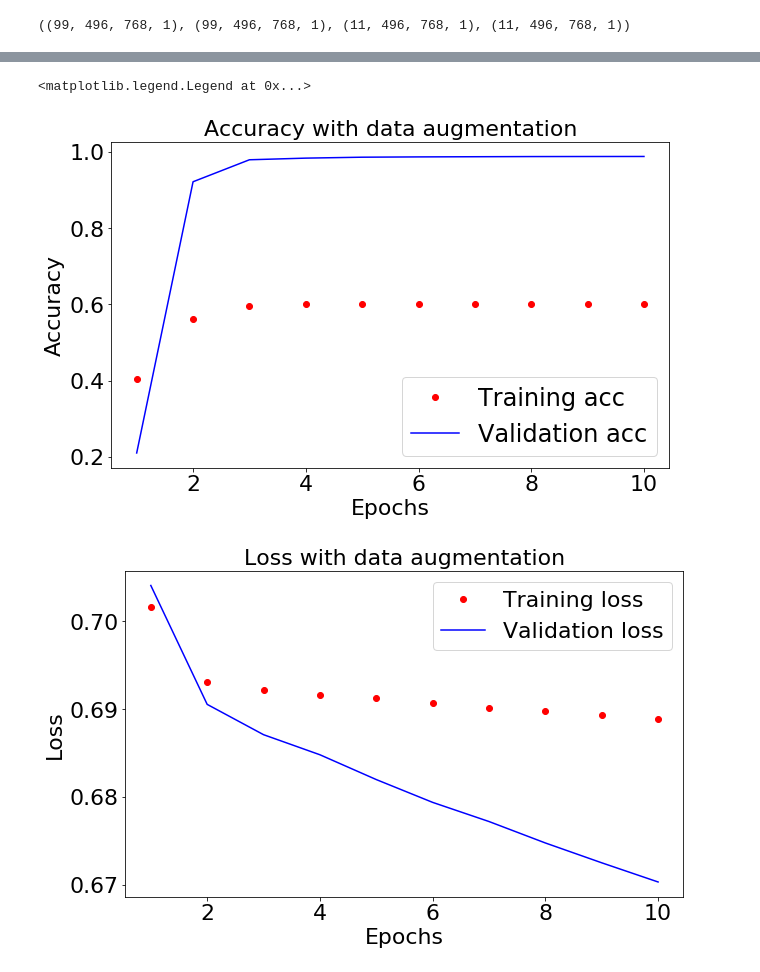
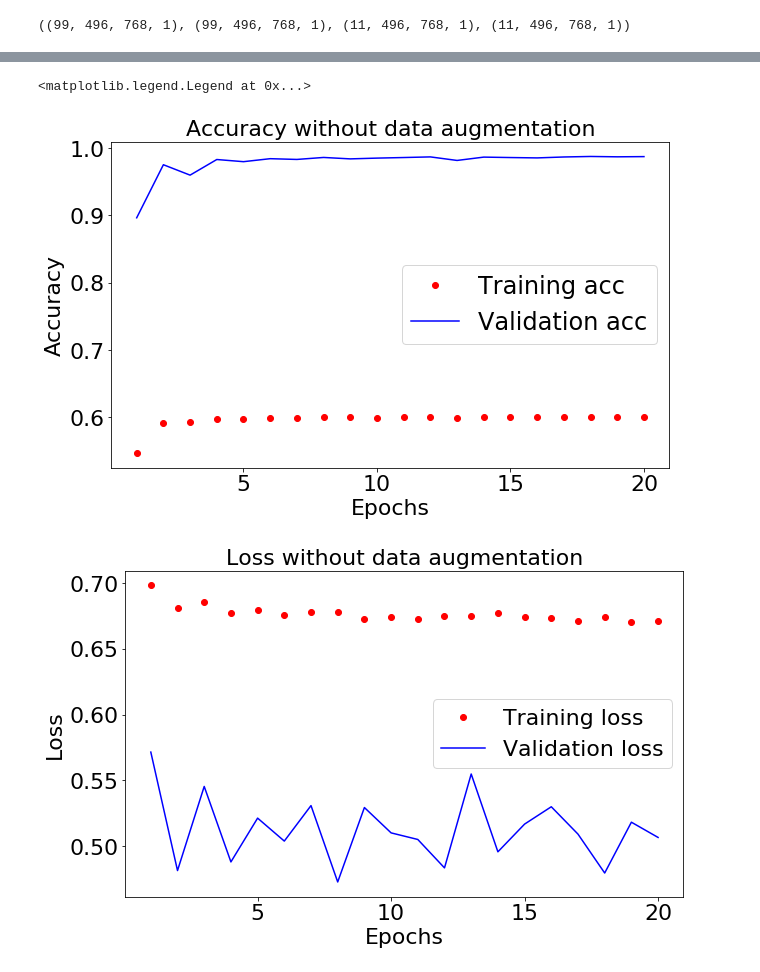
Before and after one commit to Malcolm-Ma/DL_Final_Project, a Jupyter notebook: src/trainUnet.ipynb, the cells around one changed output, grey strips where cells are left out. Saved outputs shown, nothing was run; the diff lists cells and outputs as text; code cells hidden in the pictures.

```diff
--- a/src/trainUnet.ipynb
+++ b/src/trainUnet.ipynb
@@ -160,6 +315,9 @@ plot_model(model, to_file='model1.png', show_shapes=True)
 # %%
 # model_checkpoint = ModelCheckpoint('unet_membrane.hdf5', monitor='loss',verbose=1, save_best_only=True)
 # model.fit(x_train, y_train,steps_per_epoch=300,epochs=1,callbacks=[model_checkpoint])
-results = model.fit(x_train, y_train, validation_data=(x_val, y_val), batch_size=11, epochs=10)
+
+from keras.callbacks import EarlyStopping
+
+results = model.fit(x_train, y_train, validation_data=(x_val, y_val), batch_size=11, epochs=20)
 # %% [output]
 Train on 99 samples, validate on 11 samples
@@ -191,30 +375,30 @@ plt.show()
 # %%
 acc = results.history['accuracy']
 val_acc = results.history['val_accuracy']
 loss = results.history['loss']
 val_loss = results.history['val_loss']
 epochs = range(1, len(acc) + 1)
 
 fig, ax = plt.subplots(1,1, figsize=(10,6))
 
 ax.plot(epochs, acc, 'ro', label='Training acc')
 ax.plot(epochs, val_acc, 'b', label='Validation acc')
-ax.set_title('Accuracy with data augmentation', fontsize=22)
+ax.set_title('Accuracy without data augmentation', fontsize=22)
 ax.set_xlabel(r'Epochs', fontsize=22)
 ax.set_ylabel(r'Accuracy', fontsize=22)
 ax.tick_params(labelsize=22)
 ax.legend(fontsize=24)
 
 figL, axL = plt.subplots(1,1, figsize=(10,6))
 
 axL.plot(epochs, loss, 'ro', label='Training loss')
 axL.plot(epochs, val_loss, 'b', label='Validation loss')
-axL.set_title('Loss with data augmentation', fontsize=22)
+axL.set_title('Loss without data augmentation', fontsize=22)
 axL.set_xlabel(r'Epochs', fontsize=22)
 axL.set_ylabel(r'Loss', fontsize=22)
 axL.tick_params(labelsize=22)
 axL.legend(fontsize=22)
 # %% [output]
 <matplotlib.legend.Legend at 0x...>
-[figure, old version]
+[figure, new version]
-[figure, old version]
+[figure, new version]
```
Also changed, not shown: parts of 12 cells of this notebook, 8 other files.
